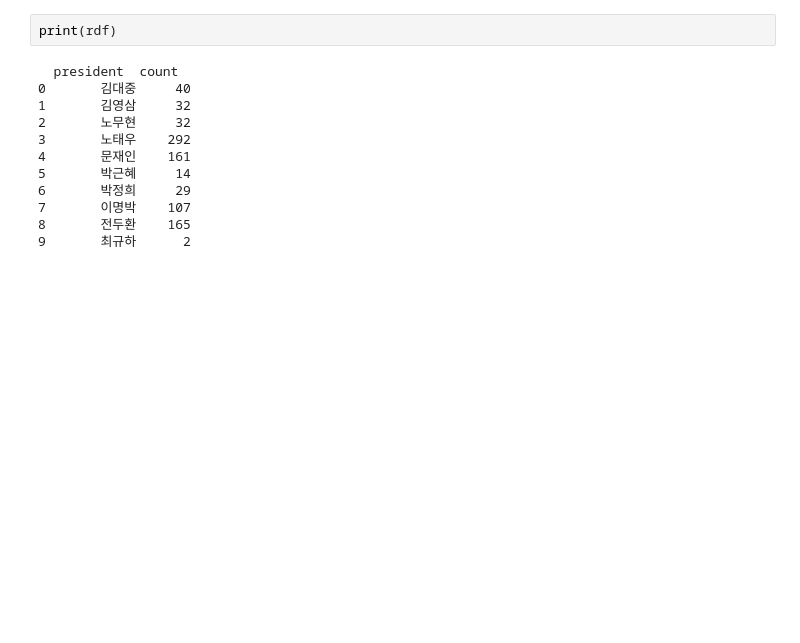
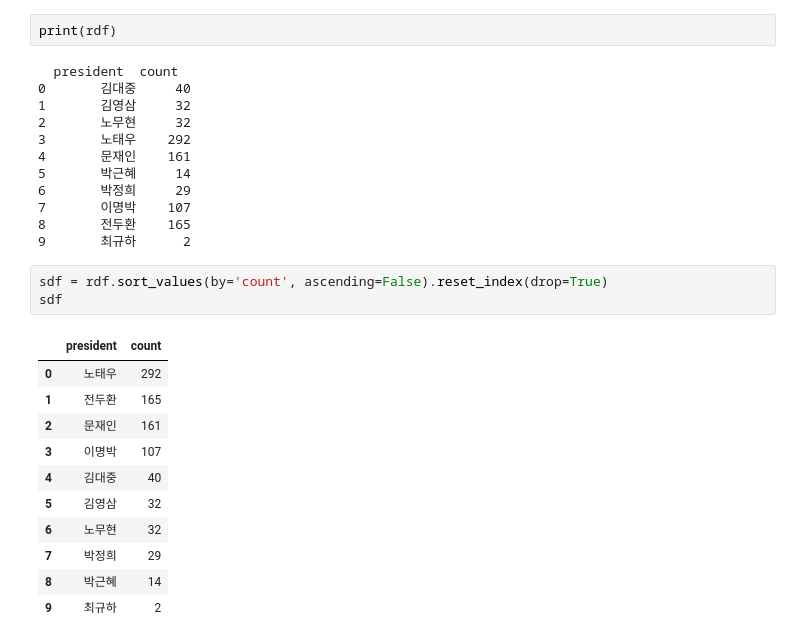
Before and after one commit to cho6019/eda-cho, a Jupyter notebook: notebook/first.ipynb, the cells around one changed output. Saved outputs shown, nothing was run; the diff lists cells and outputs as text; blank space fills up the shorter version.

```diff
--- a/notebook/first.ipynb
+++ b/notebook/first.ipynb
@@ -195,3 +195,18 @@ print(rdf)
 7       이명박    107
 8       전두환    165
 9       최규하      2
+# %%
+sdf = rdf.sort_values(by='count', ascending=False).reset_index(drop=True)
+sdf
+# %% [output]
+|  | president | count |
+| 0 | 노태우 | 292 |
+| 1 | 전두환 | 165 |
+| 2 | 문재인 | 161 |
+| 3 | 이명박 | 107 |
+| 4 | 김대중 | 40 |
+| 5 | 김영삼 | 32 |
+| 6 | 노무현 | 32 |
+| 7 | 박정희 | 29 |
+| 8 | 박근혜 | 14 |
+| 9 | 최규하 | 2 |
```
Also changed, not shown: 3 other files.
